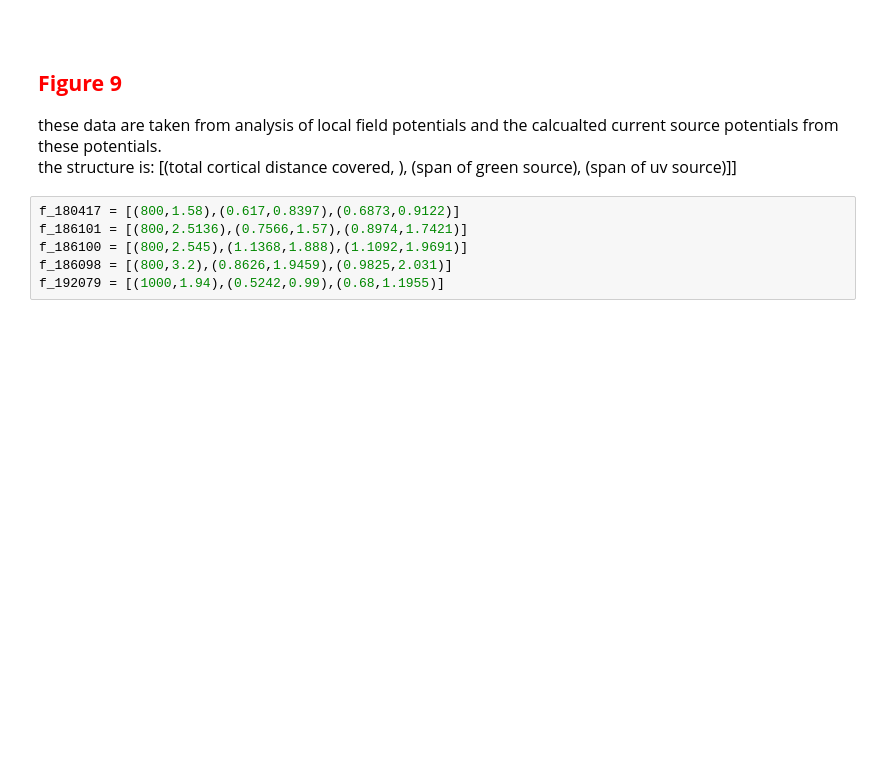
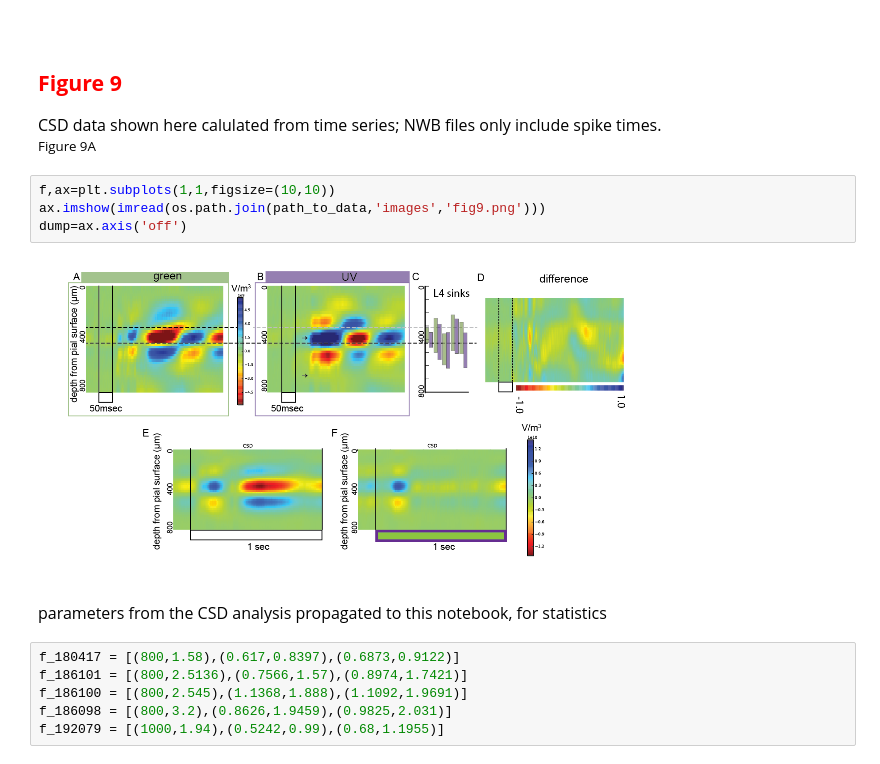
Before and after one commit to danieljdenman/mouse_chromatic, a Jupyter notebook: Denman2016_JNeurosci_plots_050816.ipynb, the cells around one changed output. Cells and saved outputs as stored; diff of their text form; blank space fills up the shorter version.

```diff
--- a/Denman2016_JNeurosci_plots_050816.ipynb
+++ b/Denman2016_JNeurosci_plots_050816.ipynb
@@ -1421,9 +1406,17 @@ df['contrast_cov_g']=contrast_cov_g
 <br></br>
 <br></br>
 <div style="font-size:16pt;color:#000000"><strong><font size='20' color='red'>Figure 9</font></strong></div>
-# %% [markdown]
-<div style="font-size:12pt;color:#000000">these data are taken from analysis of local field potentials and the calcualted current source potentials from these potentials. </div>
-<div style="font-size:12pt;color:#000000">the structure is: [(total cortical distance covered, ), (span of green source), (span of uv source)]] </div>
+# %% [markdown]
+<div style="font-size:12pt;color:#000000">CSD data shown here calulated from time series; NWB files only include spike times. </div>
+<div style="font-size:10pt;color:#000000"> Figure 9A</div>
+# %%
+f,ax=plt.subplots(1,1,figsize=(10,10))
+ax.imshow(imread(os.path.join(path_to_data,'images','fig9.png')))
+dump=ax.axis('off')
+# %% [output]
+[figure, added]
+# %% [markdown]
+<div style="font-size:12pt;color:#000000">parameters from the CSD analysis propagated to this notebook, for statistics
 # %%
 f_180417 = [(800,1.58),(0.617,0.8397),(0.6873,0.9122)]
 f_186101 = [(800,2.5136),(0.7566,1.57),(0.8974,1.7421)]
```
Also changed, not shown: parts of 8 cells of this notebook.
